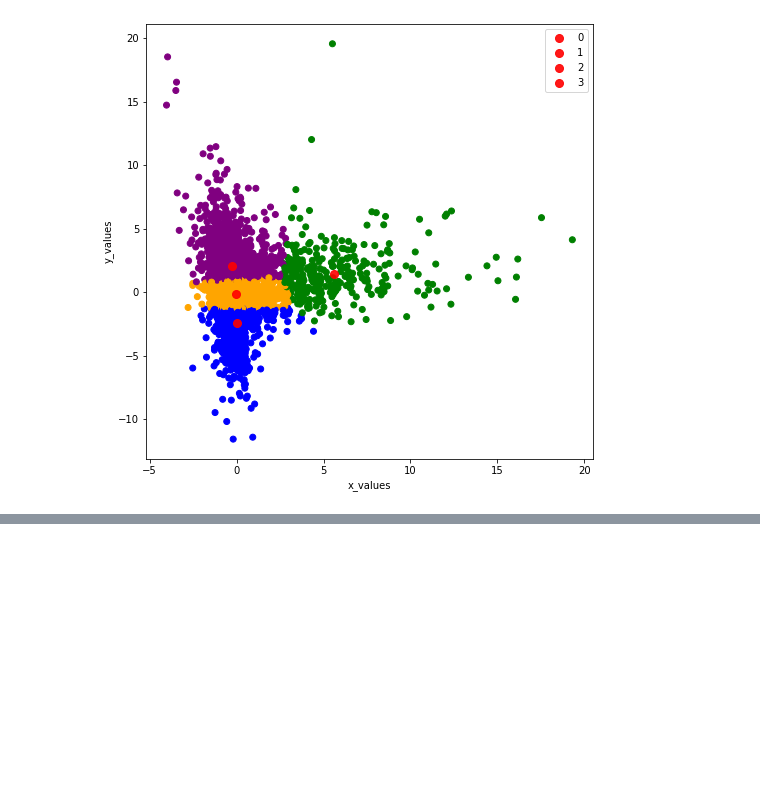
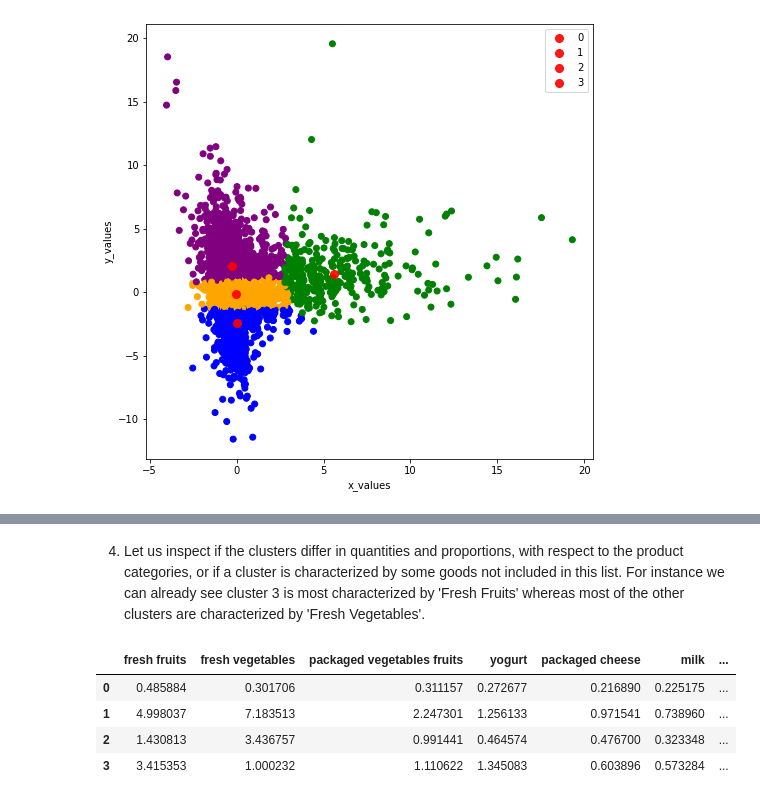
Before and after one commit to vinejain/customer-segmentation, a Jupyter notebook: instacart-analysis.ipynb, the cells around one changed output, grey strips where cells are left out. Drawn from its saved outputs; the diff is of its cells as text; code cells hidden in the pictures; blank space fills up the shorter version.

```diff
--- a/instacart-analysis.ipynb
+++ b/instacart-analysis.ipynb
@@ -281,0 +389,6 @@ plt.show()
+# %%
+cp = c0.append(c1)
+cp = cp.append(c2)
+cp = cp.append(c3)
+cp
+# This obviously contains duplicates - indices could be the same, however averages may differ among clusters
@@ -281,0 +426,16 @@ plt.show()
+# %% [markdown]
+4. Let us inspect if the clusters differ in quantities and proportions, with respect to the product categories, or if a cluster is characterized by some goods not included in this list. For instance we can already see cluster 3 is most characterized by 'Fresh Fruits' whereas most of the other clusters are characterized by 'Fresh Vegetables'.
+# %%
+from IPython.display import display, HTML
+cluster_means = [[c0['fresh fruits'],c0['fresh vegetables'],c0['packaged vegetables fruits'], c0['yogurt'], c0['packaged cheese'], c0['milk'],c0['water seltzer sparkling water'],c0['chips pretzels']],
+                 [c1['fresh fruits'],c1['fresh vegetables'],c1['packaged vegetables fruits'], c1['yogurt'], c1['packaged cheese'], c1['milk'],c1['water seltzer sparkling water'],c1['chips pretzels']],
+                 [c2['fresh fruits'],c2['fresh vegetables'],c2['packaged vegetables fruits'], c2['yogurt'], c2['packaged cheese'], c2['milk'],c2['water seltzer sparkling water'],c2['chips pretzels']],
+                 [c3['fresh fruits'],c3['fresh vegetables'],c3['packaged vegetables fruits'], c3['yogurt'], c3['packaged cheese'], c3['milk'],c3['water seltzer sparkling water'],c3['chips pretzels']]]
+cluster_means = pd.DataFrame(cluster_means, columns = ['fresh fruits','fresh vegetables','packaged vegetables fruits','yogurt','packaged cheese','milk','water seltzer sparkling water','chips pretzels'])
+HTML(cluster_means.to_html())
+# %% [output]
+|  | fresh fruits | fresh vegetables | packaged vegetables fruits | yogurt | packaged cheese | milk | ... |
+| 0 | 0.485884 | 0.301706 | 0.311157 | 0.272677 | 0.216890 | 0.225175 | ... |
+| 1 | 4.998037 | 7.183513 | 2.247301 | 1.256133 | 0.971541 | 0.738960 | ... |
+| 2 | 1.430813 | 3.436757 | 0.991441 | 0.464574 | 0.476700 | 0.323348 | ... |
+| 3 | 3.415353 | 1.000232 | 1.110622 | 1.345083 | 0.603896 | 0.573284 | ... |
```
Also changed, not shown: parts of 28 cells of this notebook.
